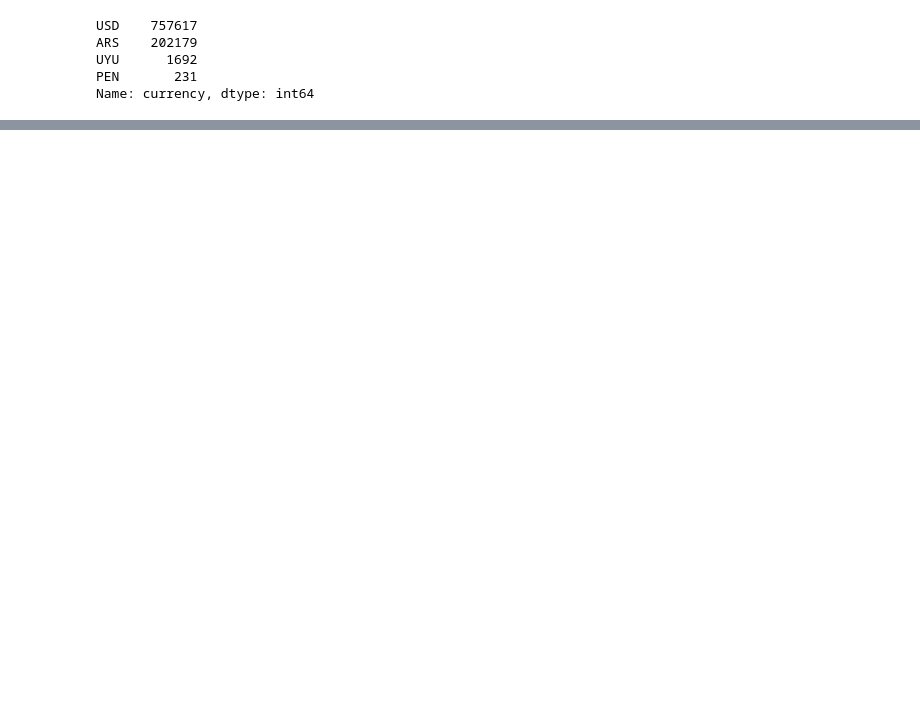
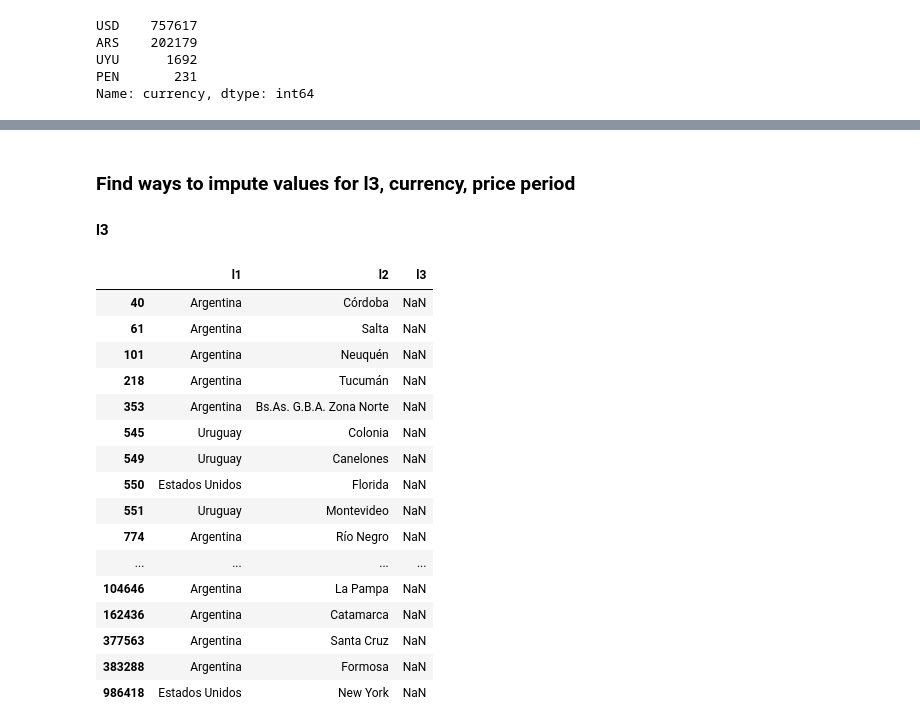
Before and after one commit to cjpena531/House_Prices_Prediction, a Jupyter notebook: EDA.ipynb, the cells around one changed output, grey strips where cells are left out. Drawn from its saved outputs; the diff is of its cells as text; code cells hidden in the pictures; blank space fills up the shorter version.

```diff
--- a/EDA.ipynb
+++ b/EDA.ipynb
@@ -214,0 +253,24 @@ argentina.describe()
+# %% [markdown]
+### Find ways to impute values for l3, currency, price period
+#### l3
+# %%
+missing_l3s = argentina[argentina.l3.isnull()][['l1','l2', 'l3']].drop_duplicates()
+missing_l3s
+# %% [output]
+|  | l1 | l2 | l3 |
+| 40 | Argentina | Córdoba | NaN |
+| 61 | Argentina | Salta | NaN |
+| 101 | Argentina | Neuquén | NaN |
+| 218 | Argentina | Tucumán | NaN |
+| 353 | Argentina | Bs.As. G.B.A. Zona Norte | NaN |
+| 545 | Uruguay | Colonia | NaN |
+| 549 | Uruguay | Canelones | NaN |
+| 550 | Estados Unidos | Florida | NaN |
+| 551 | Uruguay | Montevideo | NaN |
+| 774 | Argentina | Río Negro | NaN |
+| ... | ... | ... | ... |
+| 104646 | Argentina | La Pampa | NaN |
+| 162436 | Argentina | Catamarca | NaN |
+| 377563 | Argentina | Santa Cruz | NaN |
+| 383288 | Argentina | Formosa | NaN |
+| 986418 | Estados Unidos | New York | NaN |
```
Also changed, not shown: parts of 29 cells of this notebook, 2 other files.
